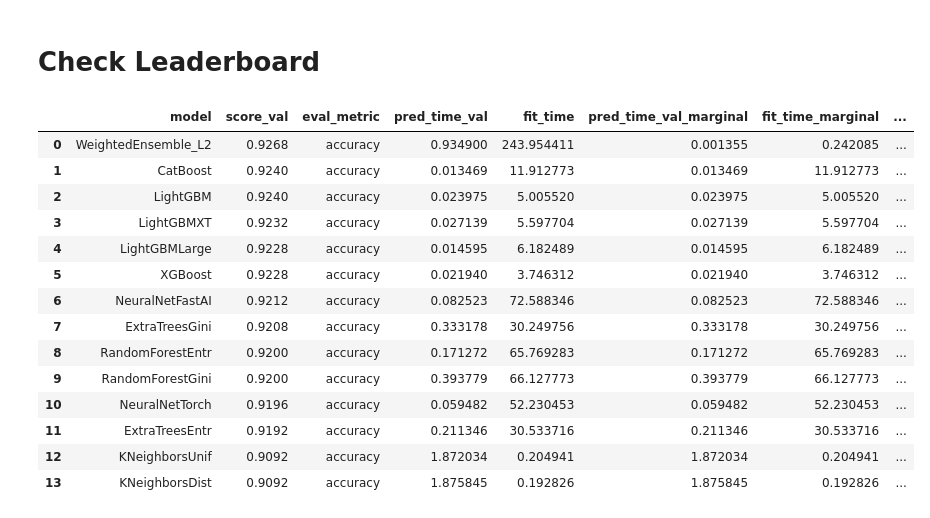
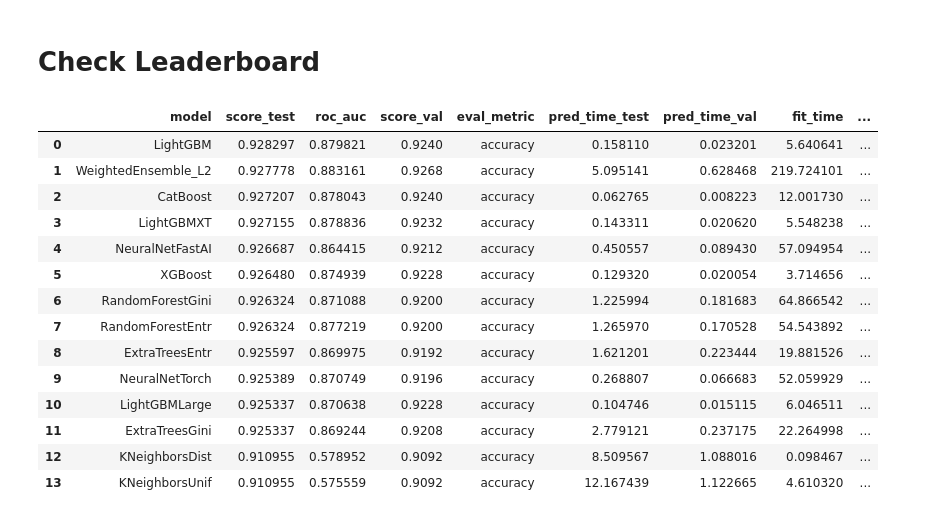
Before and after one commit to Existanze54/sirius-neural-networks-2024, a Jupyter notebook: Practices/S11_AutoML_LLM/1_AutoGluon.ipynb, the cells around one changed output. Cells and saved outputs as stored; diff of their text form; code cells hidden in the pictures.

```diff
--- a/Practices/S11_AutoML_LLM/1_AutoGluon.ipynb
+++ b/Practices/S11_AutoML_LLM/1_AutoGluon.ipynb
@@ -237,23 +218,23 @@ predictor.predict_proba(test_data_n)
 # %% [markdown]
 # Check Leaderboard
 # %%
-predictor.leaderboard()
+predictor.leaderboard(test_data, extra_metrics = [ag_roc_auc_score])
 # %% [output]
-|  | model | score_val | eval_metric | pred_time_val | fit_time | pred_time_val_marginal | fit_time_marginal | ... |
-| 0 | WeightedEnsemble_L2 | 0.9268 | accuracy | 0.934900 | 243.954411 | 0.001355 | 0.242085 | ... |
-| 1 | CatBoost | 0.9240 | accuracy | 0.013469 | 11.912773 | 0.013469 | 11.912773 | ... |
-| 2 | LightGBM | 0.9240 | accuracy | 0.023975 | 5.005520 | 0.023975 | 5.005520 | ... |
-| 3 | LightGBMXT | 0.9232 | accuracy | 0.027139 | 5.597704 | 0.027139 | 5.597704 | ... |
-| 4 | LightGBMLarge | 0.9228 | accuracy | 0.014595 | 6.182489 | 0.014595 | 6.182489 | ... |
-| 5 | XGBoost | 0.9228 | accuracy | 0.021940 | 3.746312 | 0.021940 | 3.746312 | ... |
-| 6 | NeuralNetFastAI | 0.9212 | accuracy | 0.082523 | 72.588346 | 0.082523 | 72.588346 | ... |
-| 7 | ExtraTreesGini | 0.9208 | accuracy | 0.333178 | 30.249756 | 0.333178 | 30.249756 | ... |
-| 8 | RandomForestEntr | 0.9200 | accuracy | 0.171272 | 65.769283 | 0.171272 | 65.769283 | ... |
-| 9 | RandomForestGini | 0.9200 | accuracy | 0.393779 | 66.127773 | 0.393779 | 66.127773 | ... |
-| 10 | NeuralNetTorch | 0.9196 | accuracy | 0.059482 | 52.230453 | 0.059482 | 52.230453 | ... |
-| 11 | ExtraTreesEntr | 0.9192 | accuracy | 0.211346 | 30.533716 | 0.211346 | 30.533716 | ... |
-| 12 | KNeighborsUnif | 0.9092 | accuracy | 1.872034 | 0.204941 | 1.872034 | 0.204941 | ... |
-| 13 | KNeighborsDist | 0.9092 | accuracy | 1.875845 | 0.192826 | 1.875845 | 0.192826 | ... |
+|  | model | score_test | roc_auc | score_val | eval_metric | pred_time_test | pred_time_val | fit_time | ... |
+| 0 | LightGBM | 0.928297 | 0.879821 | 0.9240 | accuracy | 0.158110 | 0.023201 | 5.640641 | ... |
+| 1 | WeightedEnsemble_L2 | 0.927778 | 0.883161 | 0.9268 | accuracy | 5.095141 | 0.628468 | 219.724101 | ... |
+| 2 | CatBoost | 0.927207 | 0.878043 | 0.9240 | accuracy | 0.062765 | 0.008223 | 12.001730 | ... |
+| 3 | LightGBMXT | 0.927155 | 0.878836 | 0.9232 | accuracy | 0.143311 | 0.020620 | 5.548238 | ... |
+| 4 | NeuralNetFastAI | 0.926687 | 0.864415 | 0.9212 | accuracy | 0.450557 | 0.089430 | 57.094954 | ... |
+| 5 | XGBoost | 0.926480 | 0.874939 | 0.9228 | accuracy | 0.129320 | 0.020054 | 3.714656 | ... |
+| 6 | RandomForestGini | 0.926324 | 0.871088 | 0.9200 | accuracy | 1.225994 | 0.181683 | 64.866542 | ... |
+| 7 | RandomForestEntr | 0.926324 | 0.877219 | 0.9200 | accuracy | 1.265970 | 0.170528 | 54.543892 | ... |
+| 8 | ExtraTreesEntr | 0.925597 | 0.869975 | 0.9192 | accuracy | 1.621201 | 0.223444 | 19.881526 | ... |
+| 9 | NeuralNetTorch | 0.925389 | 0.870749 | 0.9196 | accuracy | 0.268807 | 0.066683 | 52.059929 | ... |
+| 10 | LightGBMLarge | 0.925337 | 0.870638 | 0.9228 | accuracy | 0.104746 | 0.015115 | 6.046511 | ... |
+| 11 | ExtraTreesGini | 0.925337 | 0.869244 | 0.9208 | accuracy | 2.779121 | 0.237175 | 22.264998 | ... |
+| 12 | KNeighborsDist | 0.910955 | 0.578952 | 0.9092 | accuracy | 8.509567 | 1.088016 | 0.098467 | ... |
+| 13 | KNeighborsUnif | 0.910955 | 0.575559 | 0.9092 | accuracy | 12.167439 | 1.122665 | 4.610320 | ... |
 # %%
 predictor.fit_summary()
 # %% [output]
```
Also changed, not shown: parts of 12 cells of this notebook.
